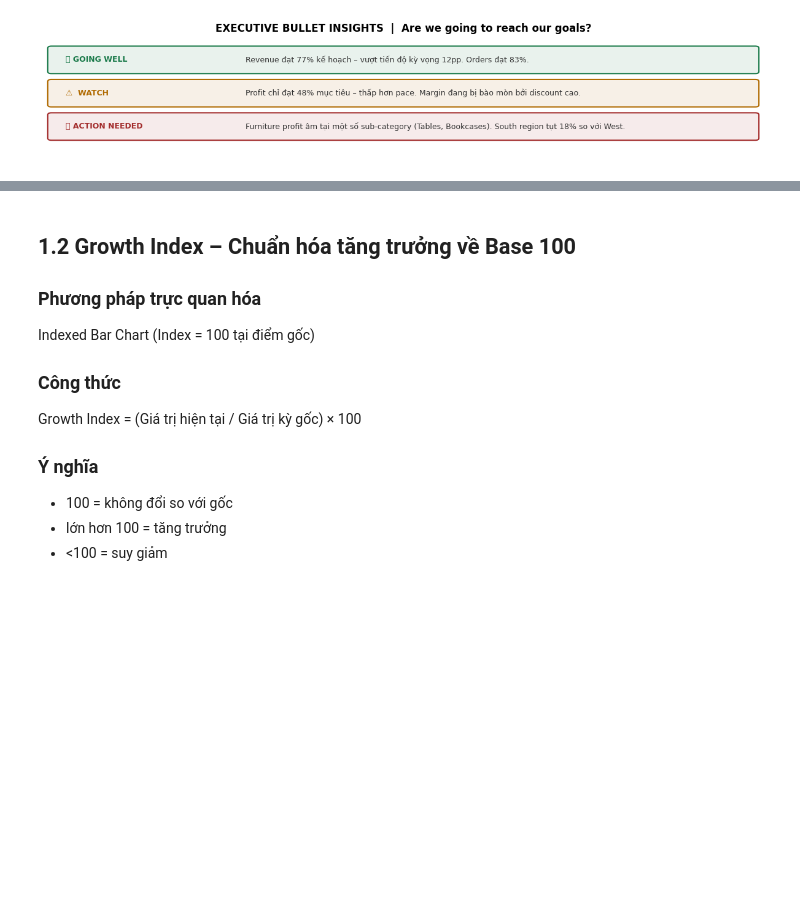
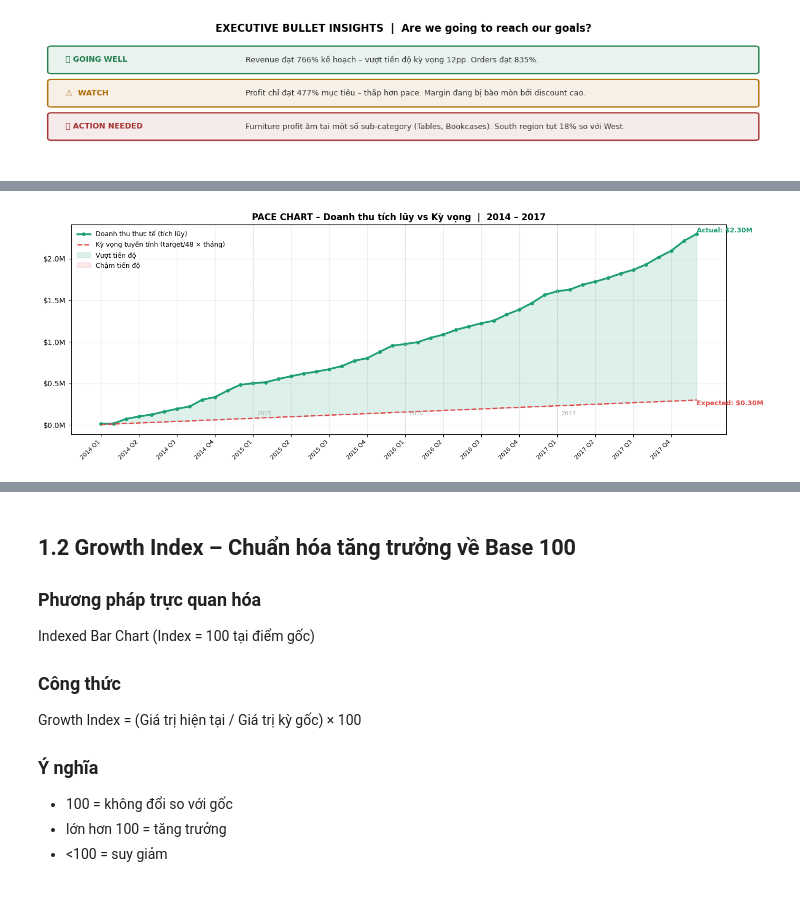
Before and after one commit to Thuily05/archive, a Jupyter notebook: chapter7_executive_dashboard_complete (1).ipynb, the cells around one changed output, grey strips where cells are left out. Drawn from its saved outputs; the diff is of its cells as text; code cells hidden in the pictures; blank space fills up the shorter version.

```diff
--- a/chapter7_executive_dashboard_complete (1).ipynb
+++ b/chapter7_executive_dashboard_complete (1).ipynb
@@ -853,10 +866,10 @@ total_profit  = df['Profit'].sum()
 total_orders  = df['Order ID'].nunique()
 total_customers = df['Customer ID'].nunique()
 
-sales_target    = 3_000_000
-profit_target   = 600_000
-orders_target   = 6_000
-customers_target = 1_200
+sales_target    = 300000
+profit_target   = 60000
+orders_target   = 600
+customers_target = 120
 
 sales_pct    = total_sales / sales_target * 100
 profit_pct   = total_profit / profit_target * 100
@@ -972,0 +988,63 @@ plt.show()
+# %%
+# ── Pace Chart: Doanh thu thực tế vs Kỳ vọng theo thời gian (tích lũy)
+monthly_all = df.groupby('YearMonth')['Sales'].sum().reset_index().sort_values('YearMonth')
+
+# Tính lũy kế thực tế
+monthly_all['Cumulative'] = monthly_all['Sales'].cumsum()
+
+# Kỳ vọng tuyến tính: target / n_months * tháng thứ n
+n_months = len(monthly_all)
+monthly_all['Expected'] = [sales_target / n_months * (i + 1) for i in range(n_months)]
+
+x      = range(n_months)
+actual = monthly_all['Cumulative'].values
+expect = monthly_all['Expected'].values
+labels = monthly_all['YearMonth'].values
+
+fig, ax = plt.subplots(figsize=(14, 5))
+
+ax.plot(x, actual, color='#1D9E75', linewidth=2.5, marker='o', markersize=4,
+        label='Doanh thu thực tế (tích lũy)')
+ax.plot(x, expect, color='#E24B4A', linewidth=1.8, linestyle='--',
+        label=f'Kỳ vọng tuyến tính (target/{n_months} × tháng)')
+
+ax.fill_between(x, actual, expect,
+                where=[a >= e for a, e in zip(actual, expect)],
+                color='#1D9E75', alpha=0.15, label='Vượt tiến độ')
+ax.fill_between(x, actual, expect,
+                where=[a < e for a, e in zip(actual, expect)],
+                color='#E24B4A', alpha=0.12, label='Chậm tiến độ')
+
+# Nhãn điểm cuối
+ax.text(n_months - 1, actual[-1] + 20000,
+        f'Actual: ${actual[-1]/1e6:.2f}M', fontsize=9, color='#1D9E75', fontweight='bold')
+ax.text(n_months - 1, expect[-1] - 60000,
+        f'Expected: ${expect[-1]/1e6:.2f}M', fontsize=9, color='#E24B4A', fontweight='bold')
+
+# Đường phân cách năm
+for year in [2015, 2016, 2017]:
+    xi = monthly_all[monthly_all['YearMonth'] == f'{year}-01'].index
+    if len(xi):
+        pos = list(monthly_all['YearMonth']).index(f'{year}-01')
+        ax.axvline(pos, color='#CCCCCC', linewidth=1, linestyle=':')
+        ax.text(pos + 0.3, actual.max() * 0.05, str(year), fontsize=8, color='#AAAAAA')
+
+# X-axis theo quý
+quarter_ticks, quarter_labels = [], []
+for i, m in enumerate(labels):
+    yr, mo = int(m[:4]), int(m[5:])
+    if mo in [1, 4, 7, 10]:
+        quarter_ticks.append(i)
+        quarter_labels.append(f'{yr} Q{(mo-1)//3+1}')
+
+ax.set_xticks(quarter_ticks)
+ax.set_xticklabels(quarter_labels, rotation=45, ha='right', fontsize=8)
+ax.yaxis.set_major_formatter(plt.FuncFormatter(lambda v, _: f'${v/1e6:.1f}M'))
+ax.set_title('PACE CHART – Doanh thu tích lũy vs Kỳ vọng  |  2014 – 2017',
+             fontsize=12, fontweight='bold')
+ax.legend(frameon=False, loc='upper left', fontsize=9)
+ax.grid(True, alpha=0.25)
+plt.tight_layout()
+plt.show()
+# %% [output]
+[figure, added]
```
Also changed, not shown: parts of 8 cells of this notebook.
